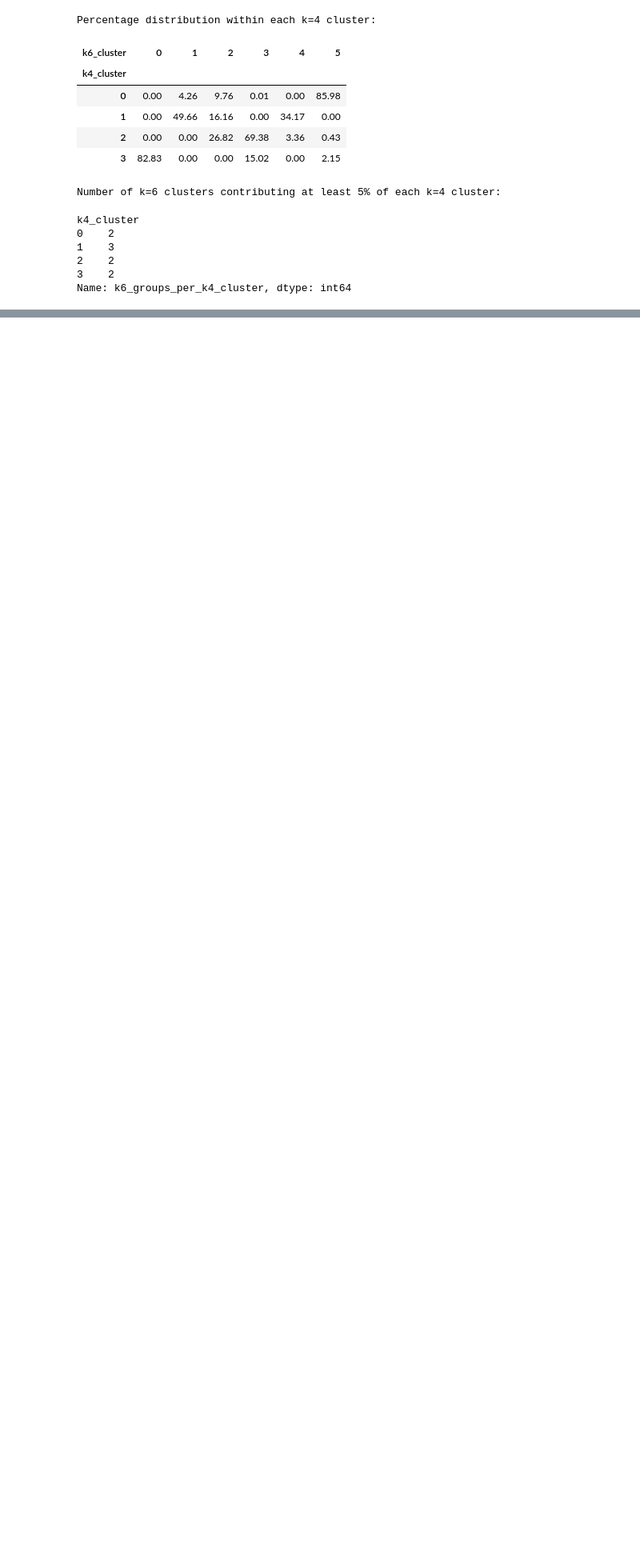
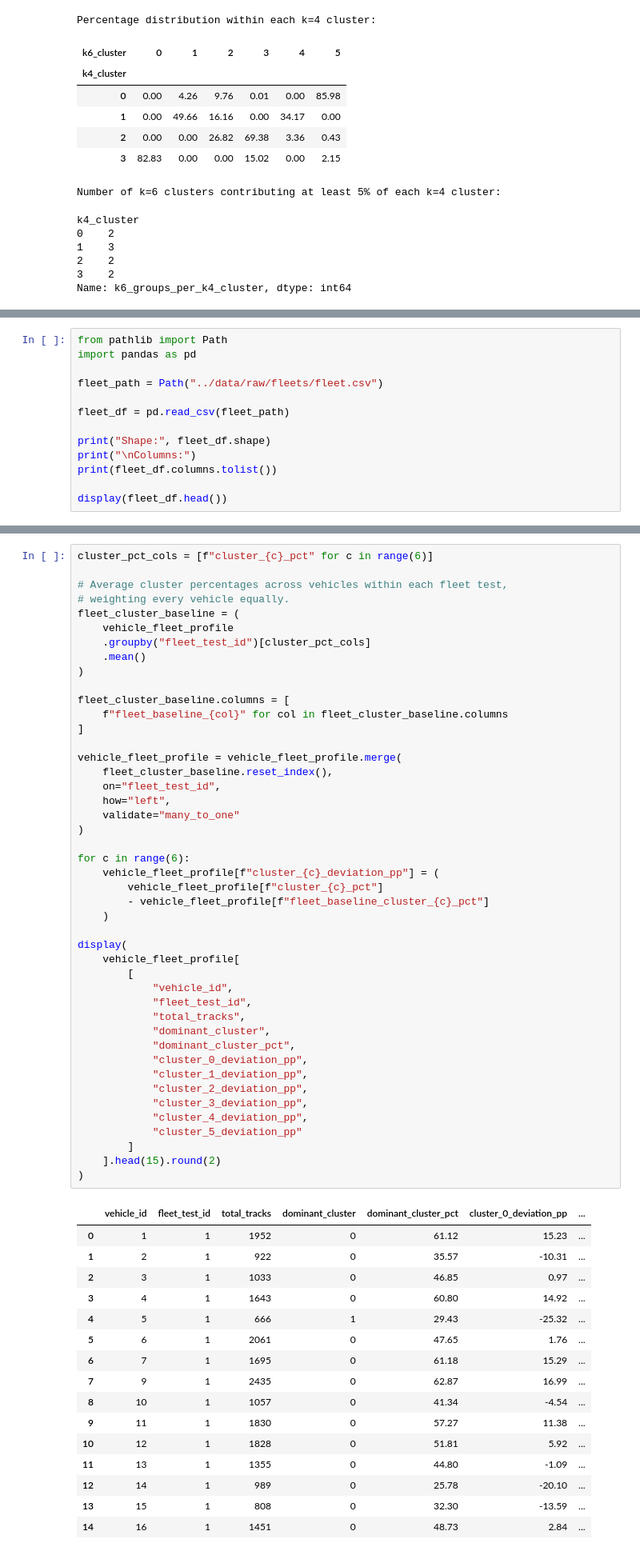
Before and after one commit to Bhargeshjani03/dt-cargo-vehicle-telemetry-, a Jupyter notebook: notebooks/PCA_analysis.ipynb, the cells around one changed output, grey strips where cells are left out. Shown at 80% size. Cells and saved outputs as stored; diff of their text form; blank space fills up the shorter version.

```diff
--- a/notebooks/PCA_analysis.ipynb
+++ b/notebooks/PCA_analysis.ipynb
@@ -5811,0 +6911,13 @@ The aim is to identify unusual movement and stopping behaviour among comparable
+# %%
+from pathlib import Path
+import pandas as pd
+
+fleet_path = Path("../data/raw/fleets/fleet.csv")
+
+fleet_df = pd.read_csv(fleet_path)
+
+print("Shape:", fleet_df.shape)
+print("\nColumns:")
+print(fleet_df.columns.tolist())
+
+display(fleet_df.head())
@@ -5811,0 +7037,62 @@ The aim is to identify unusual movement and stopping behaviour among comparable
+# %%
+cluster_pct_cols = [f"cluster_{c}_pct" for c in range(6)]
+
+# Average cluster percentages across vehicles within each fleet test,
+# weighting every vehicle equally.
+fleet_cluster_baseline = (
+    vehicle_fleet_profile
+    .groupby("fleet_test_id")[cluster_pct_cols]
+    .mean()
+)
+
+fleet_cluster_baseline.columns = [
+    f"fleet_baseline_{col}" for col in fleet_cluster_baseline.columns
+]
+
+vehicle_fleet_profile = vehicle_fleet_profile.merge(
+    fleet_cluster_baseline.reset_index(),
+    on="fleet_test_id",
+    how="left",
+    validate="many_to_one"
+)
+
+for c in range(6):
+    vehicle_fleet_profile[f"cluster_{c}_deviation_pp"] = (
+        vehicle_fleet_profile[f"cluster_{c}_pct"]
+        - vehicle_fleet_profile[f"fleet_baseline_cluster_{c}_pct"]
+    )
+
+display(
+    vehicle_fleet_profile[
+        [
+            "vehicle_id",
+            "fleet_test_id",
+            "total_tracks",
+            "dominant_cluster",
+            "dominant_cluster_pct",
+            "cluster_0_deviation_pp",
+            "cluster_1_deviation_pp",
+            "cluster_2_deviation_pp",
+            "cluster_3_deviation_pp",
+            "cluster_4_deviation_pp",
+            "cluster_5_deviation_pp"
+        ]
+    ].head(15).round(2)
+)
+# %% [output]
+|  | vehicle_id | fleet_test_id | total_tracks | dominant_cluster | dominant_cluster_pct | cluster_0_deviation_pp | ... |
+| 0 | 1 | 1 | 1952 | 0 | 61.12 | 15.23 | ... |
+| 1 | 2 | 1 | 922 | 0 | 35.57 | -10.31 | ... |
+| 2 | 3 | 1 | 1033 | 0 | 46.85 | 0.97 | ... |
+| 3 | 4 | 1 | 1643 | 0 | 60.80 | 14.92 | ... |
+| 4 | 5 | 1 | 666 | 1 | 29.43 | -25.32 | ... |
+| 5 | 6 | 1 | 2061 | 0 | 47.65 | 1.76 | ... |
+| 6 | 7 | 1 | 1695 | 0 | 61.18 | 15.29 | ... |
+| 7 | 9 | 1 | 2435 | 0 | 62.87 | 16.99 | ... |
+| 8 | 10 | 1 | 1057 | 0 | 41.34 | -4.54 | ... |
+| 9 | 11 | 1 | 1830 | 0 | 57.27 | 11.38 | ... |
+| 10 | 12 | 1 | 1828 | 0 | 51.81 | 5.92 | ... |
+| 11 | 13 | 1 | 1355 | 0 | 44.80 | -1.09 | ... |
+| 12 | 14 | 1 | 989 | 0 | 25.78 | -20.10 | ... |
+| 13 | 15 | 1 | 808 | 0 | 32.30 | -13.59 | ... |
+| 14 | 16 | 1 | 1451 | 0 | 48.73 | 2.84 | ... |
```
Also changed, not shown: parts of 35 cells of this notebook, 1 other file.
